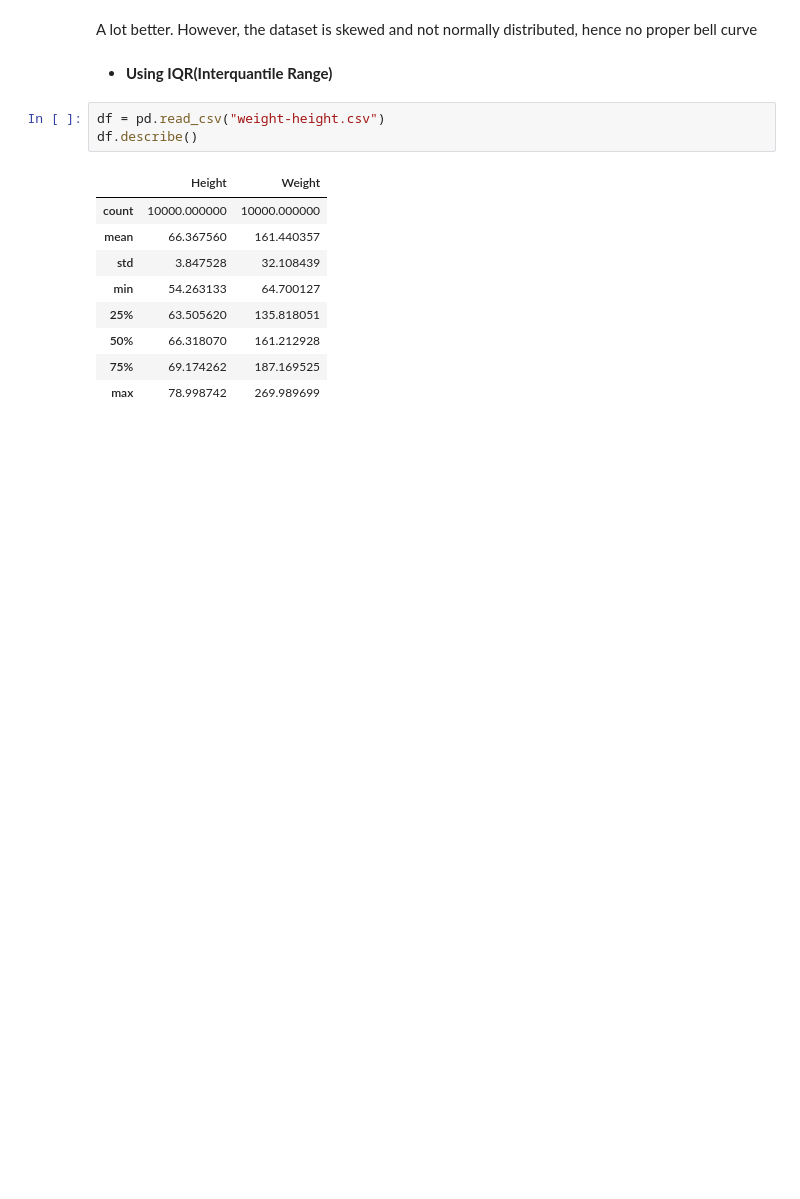
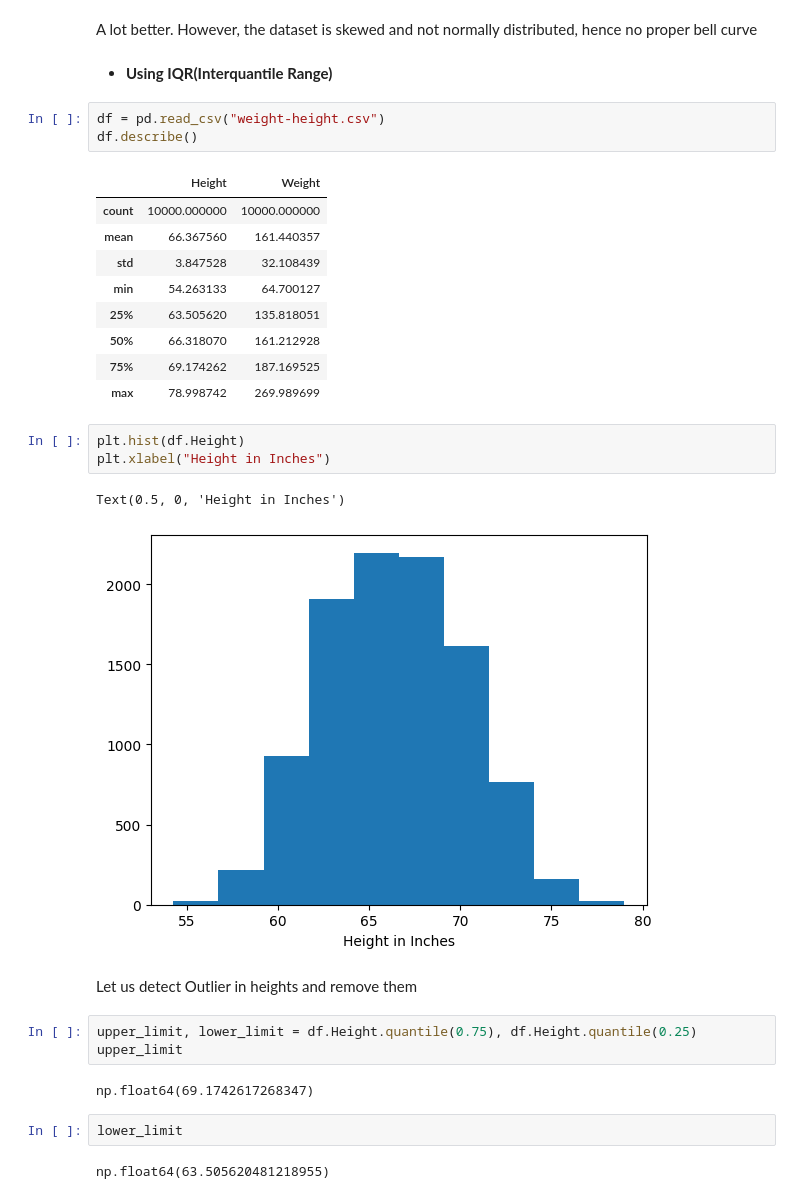
Before and after one commit to Saad-SYEDK/Machine_Learning, a Jupyter notebook: machine_learning.ipynb, the cells around one changed output. Saved outputs shown, nothing was run; the diff lists cells and outputs as text; blank space fills up the shorter version.

Commit message:
plotting histogram

```diff
--- a/machine_learning.ipynb
+++ b/machine_learning.ipynb
@@ -2493,3 +2493,20 @@ df.describe()
 | 50% | 66.318070 | 161.212928 |
 | 75% | 69.174262 | 187.169525 |
 | max | 78.998742 | 269.989699 |
+# %%
+plt.hist(df.Height)
+plt.xlabel("Height in Inches")
+# %% [output]
+Text(0.5, 0, 'Height in Inches')
+[figure, added]
+# %% [markdown]
+Let us detect Outlier in heights and remove them
+# %%
+upper_limit, lower_limit = df.Height.quantile(0.75), df.Height.quantile(0.25)
+upper_limit
+# %% [output]
+np.float64(69.1742617268347)
+# %%
+lower_limit
+# %% [output]
+np.float64(63.505620481218955)
```
Also changed, not shown: parts of 2 cells of this notebook.
